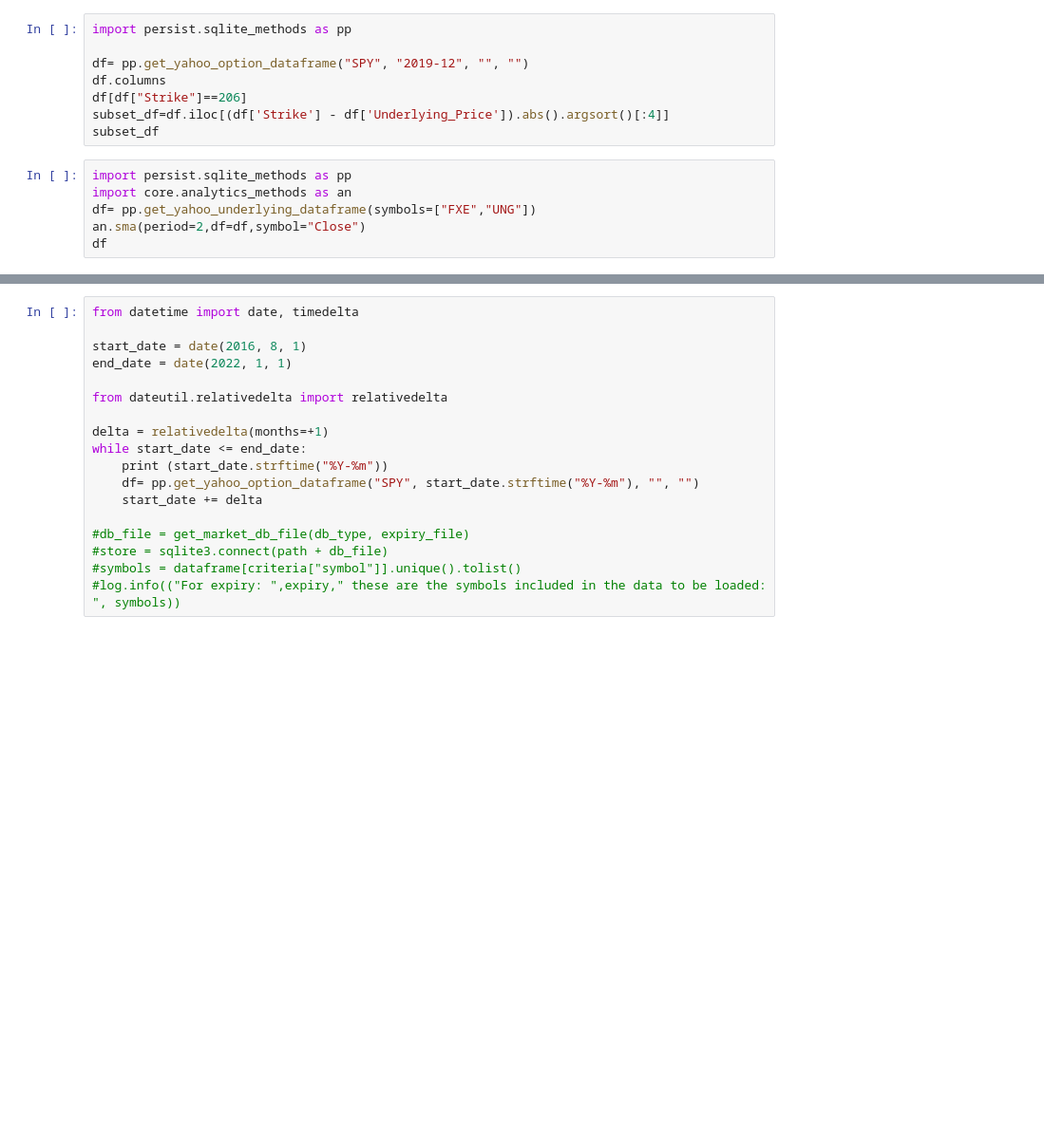
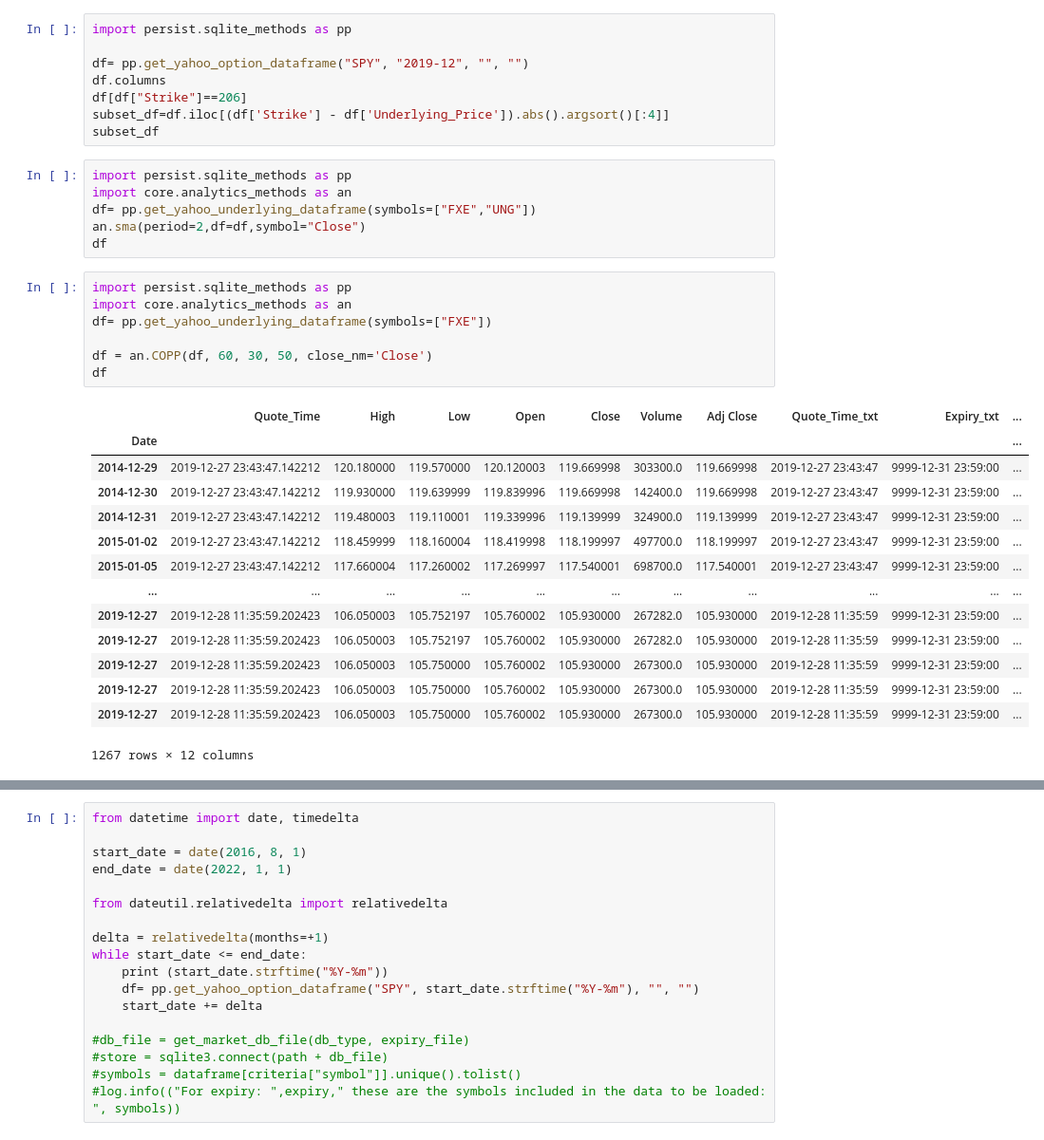
Before and after one commit to OZ-T/voltrad1, a Jupyter notebook: notebooks/Analytics.ipynb, the cells around one changed output, grey strips where cells are left out. Shown: that part at 95% size. Cells and saved outputs as stored; diff of their text form; blank space fills up the shorter version.

```diff
--- a/notebooks/Analytics.ipynb
+++ b/notebooks/Analytics.ipynb
@@ -62,3 +62,25 @@ import core.analytics_methods as an
 df= pp.get_yahoo_underlying_dataframe(symbols=["FXE","UNG"])
 an.sma(period=2,df=df,symbol="Close")
 df
+# %%
+import persist.sqlite_methods as pp
+import core.analytics_methods as an
+df= pp.get_yahoo_underlying_dataframe(symbols=["FXE"])
+
+df = an.COPP(df, 60, 30, 50, close_nm='Close')
+df
+# %% [output]
+|  | Quote_Time | High | Low | Open | Close | Volume | Adj Close | Quote_Time_txt | Expiry_txt | ... |
+| Date |  |  |  |  |  |  |  |  |  | ... |
+| 2014-12-29 | 2019-12-27 23:43:47.142212 | 120.180000 | 119.570000 | 120.120003 | 119.669998 | 303300.0 | 119.669998 | 2019-12-27 23:43:47 | 9999-12-31 23:59:00 | ... |
+| 2014-12-30 | 2019-12-27 23:43:47.142212 | 119.930000 | 119.639999 | 119.839996 | 119.669998 | 142400.0 | 119.669998 | 2019-12-27 23:43:47 | 9999-12-31 23:59:00 | ... |
+| 2014-12-31 | 2019-12-27 23:43:47.142212 | 119.480003 | 119.110001 | 119.339996 | 119.139999 | 324900.0 | 119.139999 | 2019-12-27 23:43:47 | 9999-12-31 23:59:00 | ... |
+| 2015-01-02 | 2019-12-27 23:43:47.142212 | 118.459999 | 118.160004 | 118.419998 | 118.199997 | 497700.0 | 118.199997 | 2019-12-27 23:43:47 | 9999-12-31 23:59:00 | ... |
+| 2015-01-05 | 2019-12-27 23:43:47.142212 | 117.660004 | 117.260002 | 117.269997 | 117.540001 | 698700.0 | 117.540001 | 2019-12-27 23:43:47 | 9999-12-31 23:59:00 | ... |
+| ... | ... | ... | ... | ... | ... | ... | ... | ... | ... | ... |
+| 2019-12-27 | 2019-12-28 11:35:59.202423 | 106.050003 | 105.752197 | 105.760002 | 105.930000 | 267282.0 | 105.930000 | 2019-12-28 11:35:59 | 9999-12-31 23:59:00 | ... |
+| 2019-12-27 | 2019-12-28 11:35:59.202423 | 106.050003 | 105.752197 | 105.760002 | 105.930000 | 267282.0 | 105.930000 | 2019-12-28 11:35:59 | 9999-12-31 23:59:00 | ... |
+| 2019-12-27 | 2019-12-28 11:35:59.202423 | 106.050003 | 105.750000 | 105.760002 | 105.930000 | 267300.0 | 105.930000 | 2019-12-28 11:35:59 | 9999-12-31 23:59:00 | ... |
+| 2019-12-27 | 2019-12-28 11:35:59.202423 | 106.050003 | 105.750000 | 105.760002 | 105.930000 | 267300.0 | 105.930000 | 2019-12-28 11:35:59 | 9999-12-31 23:59:00 | ... |
+| 2019-12-27 | 2019-12-28 11:35:59.202423 | 106.050003 | 105.750000 | 105.760002 | 105.930000 | 267300.0 | 105.930000 | 2019-12-28 11:35:59 | 9999-12-31 23:59:00 | ... |
+1267 rows × 12 columns
```
Also changed, not shown: parts of 2 cells of this notebook, 4 other files.
